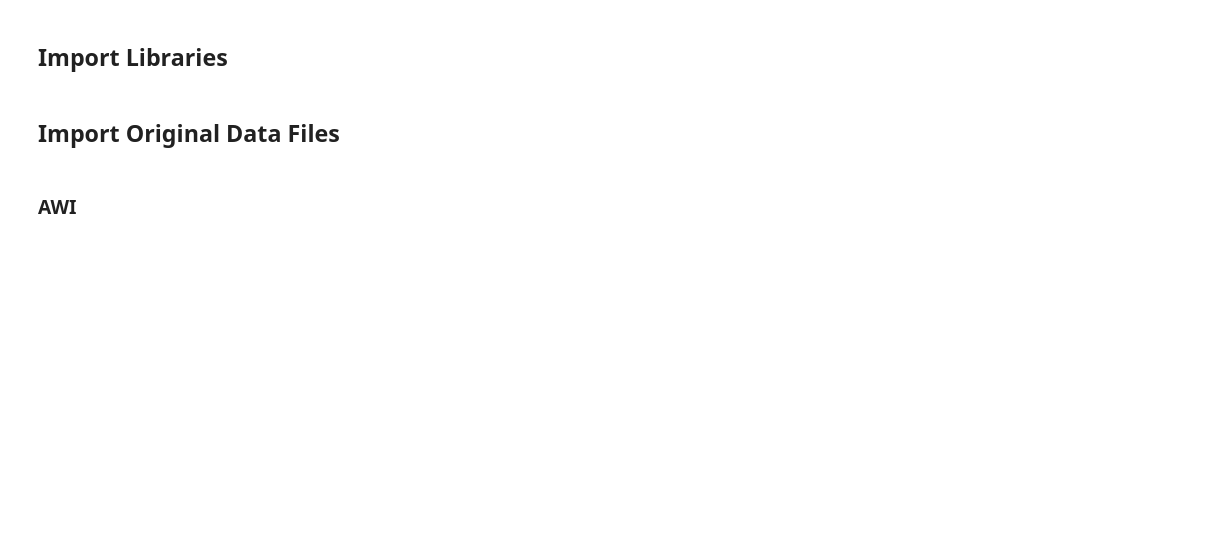
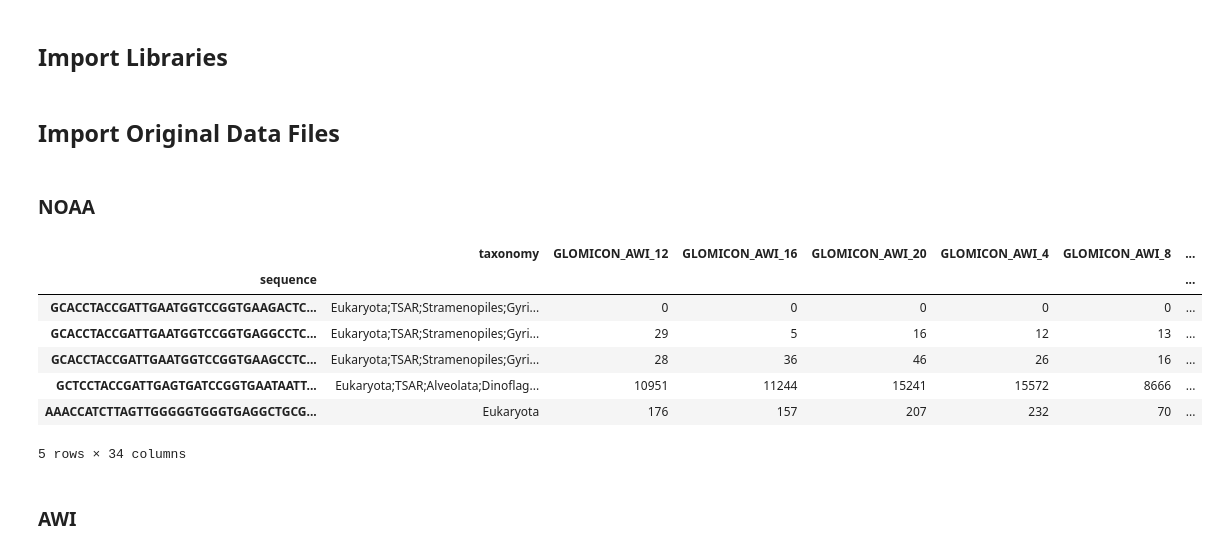
Before and after one commit to GLOMICON/intercomparison, a Jupyter notebook: Merged_Datasets/scripts/GLOMICON_data_merge.ipynb, the cells around one changed output. Cells and saved outputs as stored; diff of their text form; code cells hidden in the pictures; blank space fills up the shorter version.

```diff
--- a/Merged_Datasets/scripts/GLOMICON_data_merge.ipynb
+++ b/Merged_Datasets/scripts/GLOMICON_data_merge.ipynb
@@ -10,6 +10,32 @@ import matplotlib.pyplot as plt
 import glob
 # %% [markdown]
 ## Import Original Data Files
+# %% [markdown]
+### NOAA
+# %%
+# NOAA
+file = '../../NOAA/NOAA_GLOMICON_results/asv_taxa_sample_table.tsv'
+df = pd.read_csv(file, sep='\t')
+df.set_index('sequence', inplace=True)
+# expand taxonomy column ; these levels may not be correct for each ASV because some levels may be missing sporadically - will fix later
+tax_cols = ['Kingdom','Domain', 'Phylum', 'Class', 'Order', 'Family', 'Genus', 'Species']
+for i in range(len(tax_cols)):
+    df[tax_cols[i]] = df['taxonomy'].str.split(';').str[i]
+
+# for now limit to just sequence, taxonomy columns, and sample data
+df = df.drop(['featureid', 'Confidence'], axis=1)
+
+NOAA = df.copy()
+NOAA.head()
+# %% [output]
+|  | taxonomy | GLOMICON_AWI_12 | GLOMICON_AWI_16 | GLOMICON_AWI_20 | GLOMICON_AWI_4 | GLOMICON_AWI_8 | ... |
+| sequence |  |  |  |  |  |  | ... |
+| GCACCTACCGATTGAATGGTCCGGTGAAGACTC... | Eukaryota;TSAR;Stramenopiles;Gyri... | 0 | 0 | 0 | 0 | 0 | ... |
+| GCACCTACCGATTGAATGGTCCGGTGAGGCCTC... | Eukaryota;TSAR;Stramenopiles;Gyri... | 29 | 5 | 16 | 12 | 13 | ... |
+| GCACCTACCGATTGAATGGTCCGGTGAAGCCTC... | Eukaryota;TSAR;Stramenopiles;Gyri... | 28 | 36 | 46 | 26 | 16 | ... |
+| GCTCCTACCGATTGAGTGATCCGGTGAATAATT... | Eukaryota;TSAR;Alveolata;Dinoflag... | 10951 | 11244 | 15241 | 15572 | 8666 | ... |
+| AAACCATCTTAGTTGGGGGTGGGTGAGGCTGCG... | Eukaryota | 176 | 157 | 207 | 232 | 70 | ... |
+5 rows × 34 columns
 # %% [markdown]
 ### AWI
 # %%
```
Also changed, not shown: parts of 3 cells of this notebook, 49 other files.
